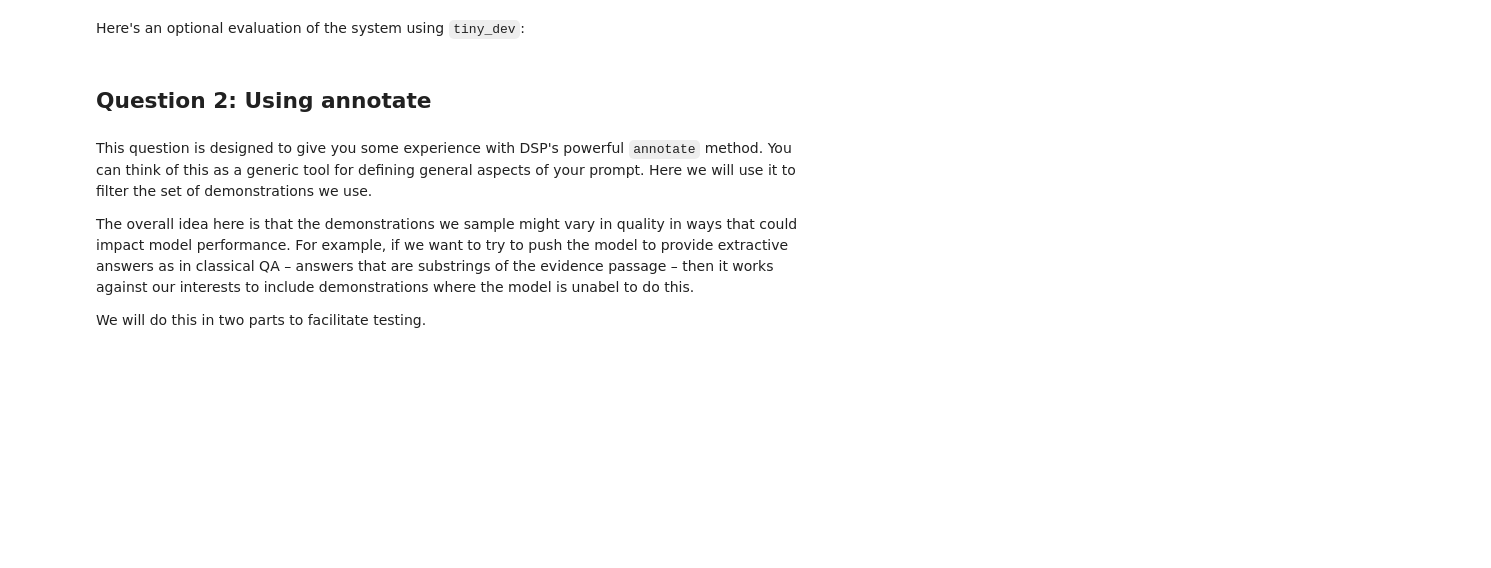
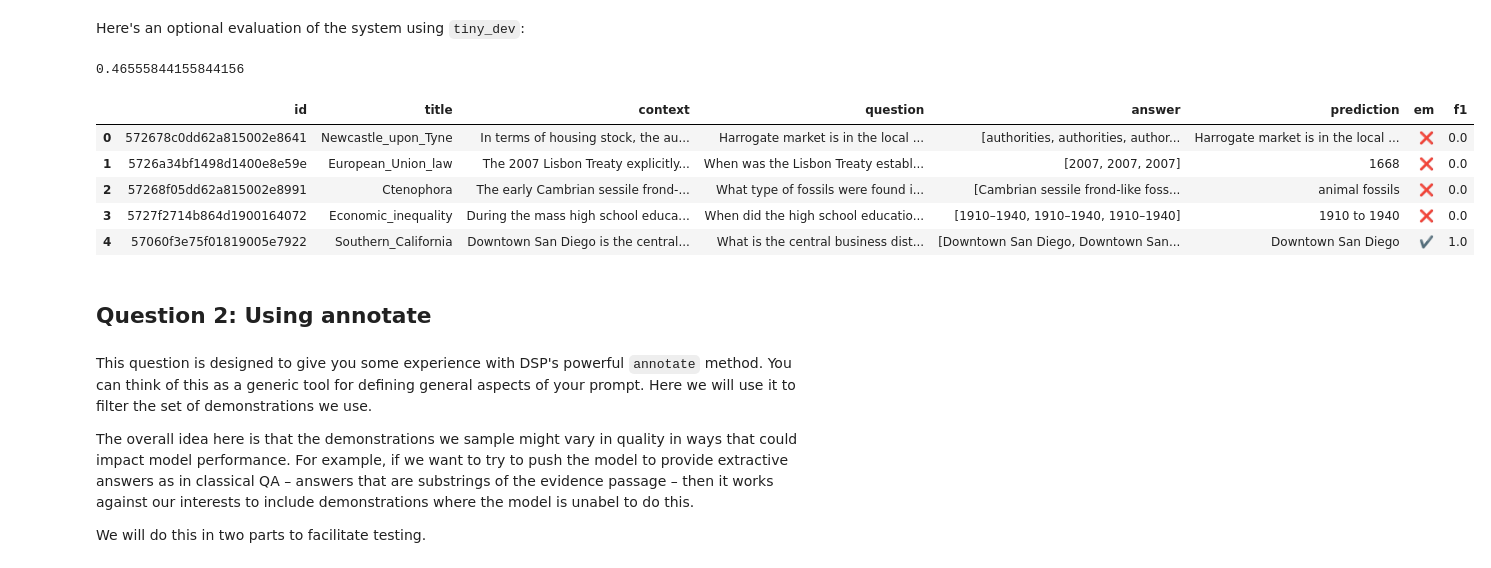
Before and after one commit to ajiangcn/cs224u, a Jupyter notebook: hw_openqa.ipynb, the cells around one changed output. Drawn from its saved outputs; the diff is of its cells as text; code cells hidden in the pictures; blank space fills up the shorter version.

Commit message:
implement openqa question 2

```diff
--- a/hw_openqa.ipynb
+++ b/hw_openqa.ipynb
@@ -603,10 +625,21 @@ lm.inspect_history(n=1)
 # %% [markdown]
 Here's an optional evaluation of the system using `tiny_dev`:
 # %%
-# few_shot_openqa_with_context_results = evaluateAnswer(
-#     few_shot_openqa_with_context, tiny_dev)
-#
-# few_shot_openqa_with_context_results['f1']
+few_shot_openqa_with_context_results = evaluateAnswer(
+    few_shot_openqa_with_context, tiny_dev)
+
+few_shot_openqa_with_context_results['f1']
+# %% [output]
+0.46555844155844156
+# %%
+few_shot_openqa_with_context_results['df'].head(5)
+# %% [output]
+|  | id | title | context | question | answer | prediction | em | f1 |
+| 0 | 572678c0dd62a815002e8641 | Newcastle_upon_Tyne | In terms of housing stock, the au... | Harrogate market is in the local ... | [authorities, authorities, author... | Harrogate market is in the local ... | ❌ | 0.0 |
+| 1 | 5726a34bf1498d1400e8e59e | European_Union_law | The 2007 Lisbon Treaty explicitly... | When was the Lisbon Treaty establ... | [2007, 2007, 2007] | 1668 | ❌ | 0.0 |
+| 2 | 57268f05dd62a815002e8991 | Ctenophora | The early Cambrian sessile frond-... | What type of fossils were found i... | [Cambrian sessile frond-like foss... | animal fossils | ❌ | 0.0 |
+| 3 | 5727f2714b864d1900164072 | Economic_inequality | During the mass high school educa... | When did the high school educatio... | [1910–1940, 1910–1940, 1910–1940] | 1910 to 1940 | ❌ | 0.0 |
+| 4 | 57060f3e75f01819005e7922 | Southern_California | Downtown San Diego is the central... | What is the central business dist... | [Downtown San Diego, Downtown San... | Downtown San Diego | ✔️ | 1.0 |
 # %% [markdown]
 ## Question 2: Using annotate
 # %% [markdown]
```
Also changed, not shown: parts of 6 cells of this notebook.
